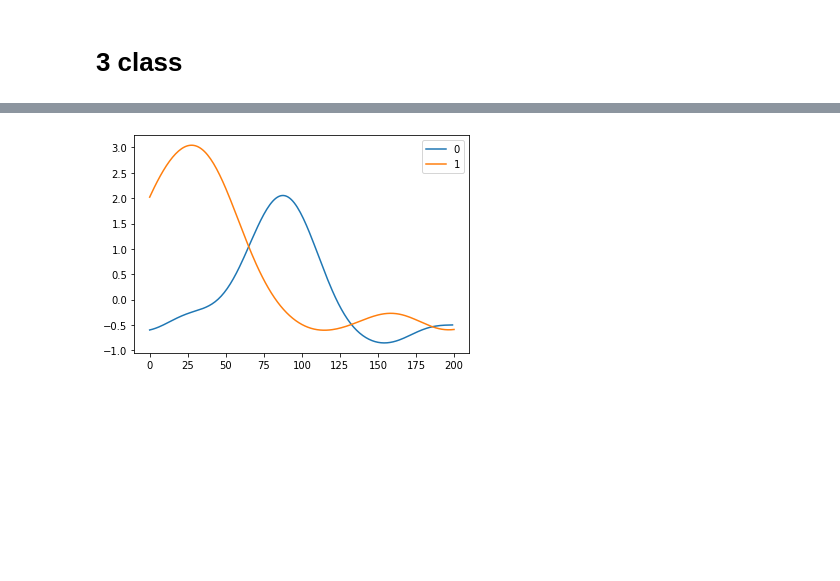
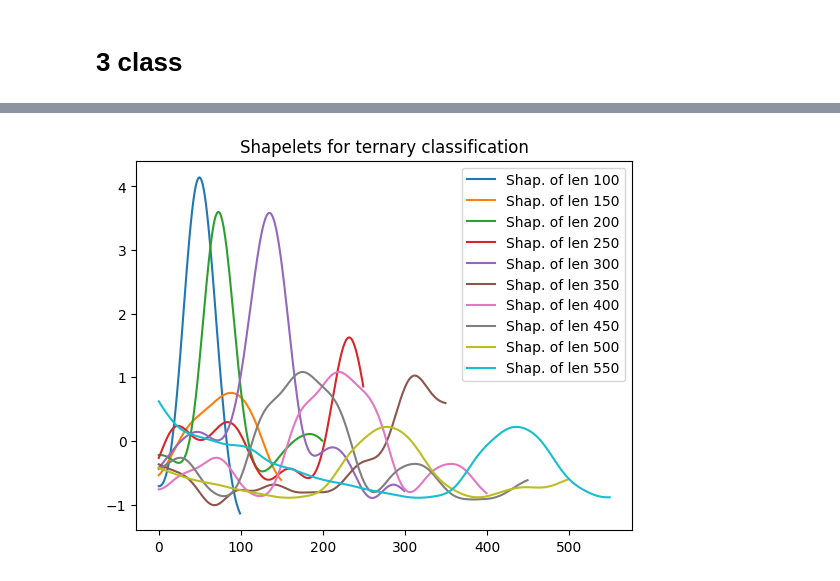
Before and after one commit to g0bel1n/fast_shapelets, a Jupyter notebook: notebooks/experiments_lucas.ipynb, the cells around one changed output, grey strips where cells are left out. Cells and saved outputs as stored; diff of their text form; code cells hidden in the pictures; blank space fills up the shorter version.

```diff
--- a/notebooks/experiments_lucas.ipynb
+++ b/notebooks/experiments_lucas.ipynb
@@ -213,3 +245,6 @@ Computing shapelet 1/1
+# %%
+with open('shap_stab_450_bin.pkl', 'wb') as f :
+    pickle.dump({i:Shapelet(value=sh) for i,sh in enumerate(shaps)}, f)
 # %% [markdown]
 # 3 class
 # %%
@@ -218,7 +253,7 @@ test_tern_indices = test_bin_indices + (y_test==2)
 X_train_tern, y_train_tern = X_train[train_tern_indices], y_train[train_tern_indices]
 X_test_tern, y_test_tern = X_test[test_tern_indices], y_test[test_tern_indices]
 # %%
-fs = FastShapelets(shapelet_lengths = shapelets_len, cardinality=4, dimensionality=16, r=10)
+fs = FastShapelets(shapelet_lengths = shapelets_len, cardinality=4, dimensionality=16, r=10, n_jobs=1)
 # %%
 fs.fit(X_train_tern,y_train_tern)
 # %% [output]
@@ -229,3 +273,10 @@ Computing shapelet 1/10
+# %%
+import pickle
+with open('shap_100_600_50_tern.pkl', 'wb') as f :
+    pickle.dump(fs.get_shapelets(), f)
+# %%
+with open('shap_100_600_50_tern.pkl', 'rb') as f :
+    fs.fit(shapelets = pickle.load(f))
 # %%
 train_shap_tern = fs.transform(X_train_tern)
 test_shap_tern = fs.transform(X_test_tern)
@@ -290,9 +339,11 @@ Normalized confusion matrix
 # %%
 for i,k in enumerate(fs.shapelets.keys()):
-  plt.plot(fs.shapelets[k].value,label=str(i))
-  plt.legend()
+    plt.plot(fs.shapelets[k].value,label=f"Shap. of len {k}")
+    plt.title('Shapelets for ternary classification')
+    plt.legend()
+    plt.savefig('shap_tern.png')
 # %% [output]
-[figure, old version]
+[figure, new version]
 # %%
 from sklearn import tree
 Dtree = DecisionTreeClassifier(max_depth=2)
```
Also changed, not shown: parts of 19 cells of this notebook, 5 other files.
